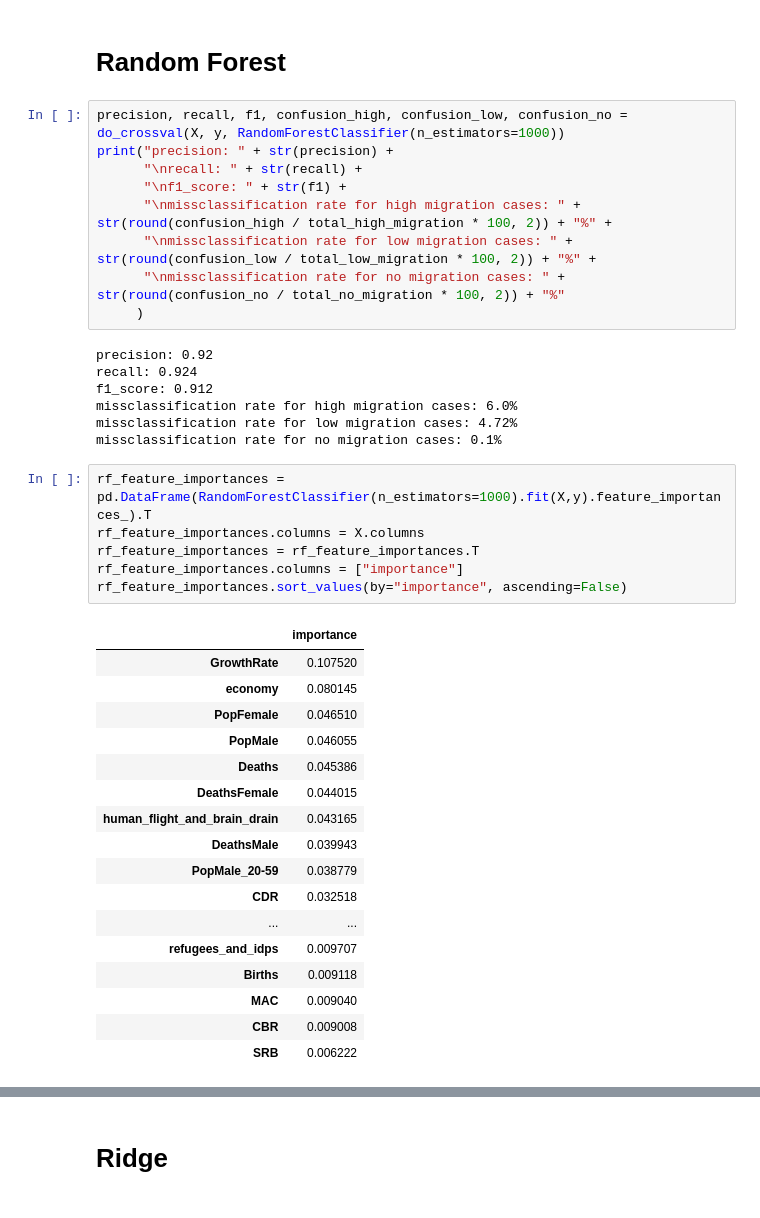
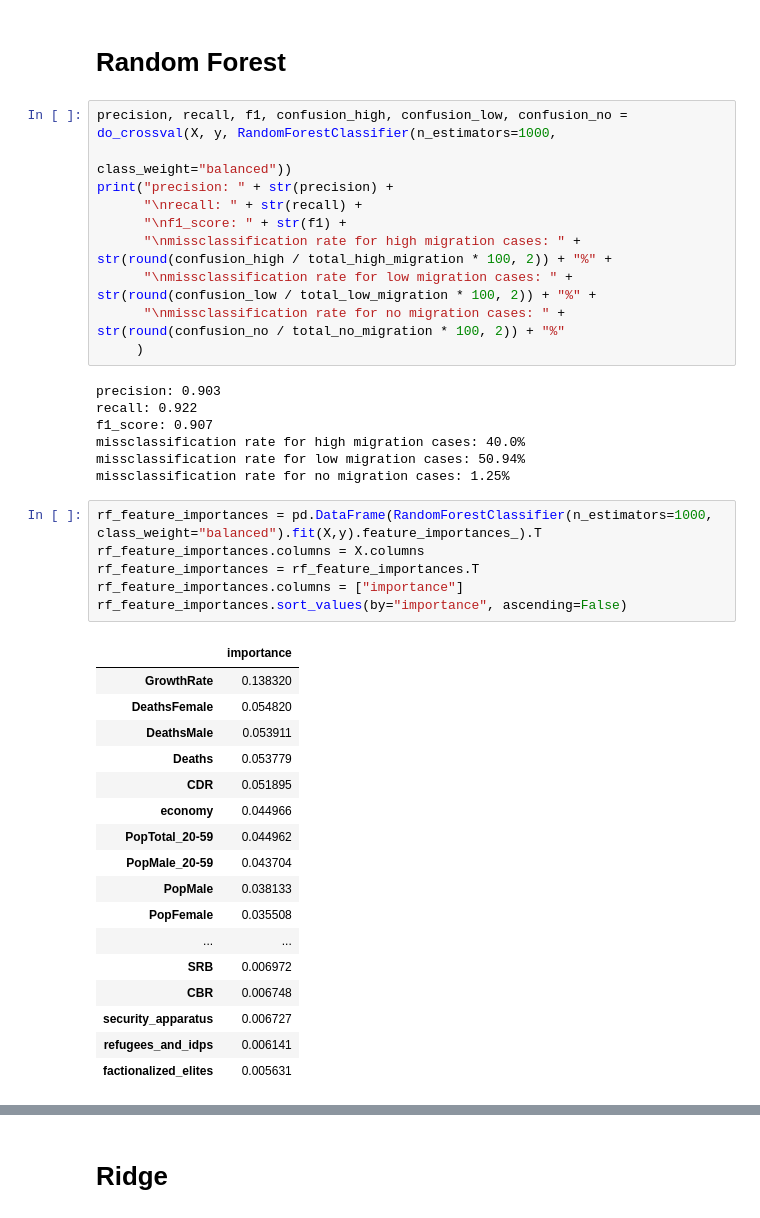
Before and after one commit to oStritze/dopp3, a Jupyter notebook: src/predict_high_migration.ipynb, the cells around one changed output, grey strips where cells are left out. Drawn from its saved outputs; the diff is of its cells as text.

```diff
--- a/src/predict_high_migration.ipynb
+++ b/src/predict_high_migration.ipynb
@@ -106,7 +106,8 @@ def do_crossval(X, y, classifier):
 # %% [markdown]
 # Random Forest
 # %%
-precision, recall, f1, confusion_high, confusion_low, confusion_no = do_crossval(X, y, RandomForestClassifier(n_estimators=1000))
+precision, recall, f1, confusion_high, confusion_low, confusion_no = do_crossval(X, y, RandomForestClassifier(n_estimators=1000,
+                                                                                                              class_weight="balanced"))
 print("precision: " + str(precision) +
       "\nrecall: " + str(recall) +
       "\nf1_score: " + str(f1) +
@@ -115,33 +116,33 @@ print("precision: " + str(precision) +
       "\nmissclassification rate for no migration cases: " + str(round(confusion_no / total_no_migration * 100, 2)) + "%"
      )
 # %% [output]
-precision: 0.92
-recall: 0.924
-f1_score: 0.912
-missclassification rate for high migration cases: 6.0%
-missclassification rate for low migration cases: 4.72%
-missclassification rate for no migration cases: 0.1%
+precision: 0.903
+recall: 0.922
+f1_score: 0.907
+missclassification rate for high migration cases: 40.0%
+missclassification rate for low migration cases: 50.94%
+missclassification rate for no migration cases: 1.25%
 # %%
-rf_feature_importances = pd.DataFrame(RandomForestClassifier(n_estimators=1000).fit(X,y).feature_importances_).T
+rf_feature_importances = pd.DataFrame(RandomForestClassifier(n_estimators=1000, class_weight="balanced").fit(X,y).feature_importances_).T
 rf_feature_importances.columns = X.columns
 rf_feature_importances = rf_feature_importances.T
 rf_feature_importances.columns = ["importance"]
 rf_feature_importances.sort_values(by="importance", ascending=False)
 # %% [output]
 |  | importance |
-| GrowthRate | 0.107520 |
-| economy | 0.080145 |
-| PopFemale | 0.046510 |
-| PopMale | 0.046055 |
-| Deaths | 0.045386 |
-| DeathsFemale | 0.044015 |
-| human_flight_and_brain_drain | 0.043165 |
-| DeathsMale | 0.039943 |
-| PopMale_20-59 | 0.038779 |
-| CDR | 0.032518 |
+| GrowthRate | 0.138320 |
+| DeathsFemale | 0.054820 |
+| DeathsMale | 0.053911 |
+| Deaths | 0.053779 |
+| CDR | 0.051895 |
+| economy | 0.044966 |
+| PopTotal_20-59 | 0.044962 |
+| PopMale_20-59 | 0.043704 |
+| PopMale | 0.038133 |
+| PopFemale | 0.035508 |
 | ... | ... |
-| refugees_and_idps | 0.009707 |
-| Births | 0.009118 |
-| MAC | 0.009040 |
-| CBR | 0.009008 |
-| SRB | 0.006222 |
+| SRB | 0.006972 |
+| CBR | 0.006748 |
+| security_apparatus | 0.006727 |
+| refugees_and_idps | 0.006141 |
+| factionalized_elites | 0.005631 |
```
Also changed, not shown: parts of 12 cells of this notebook, 1 other file.
